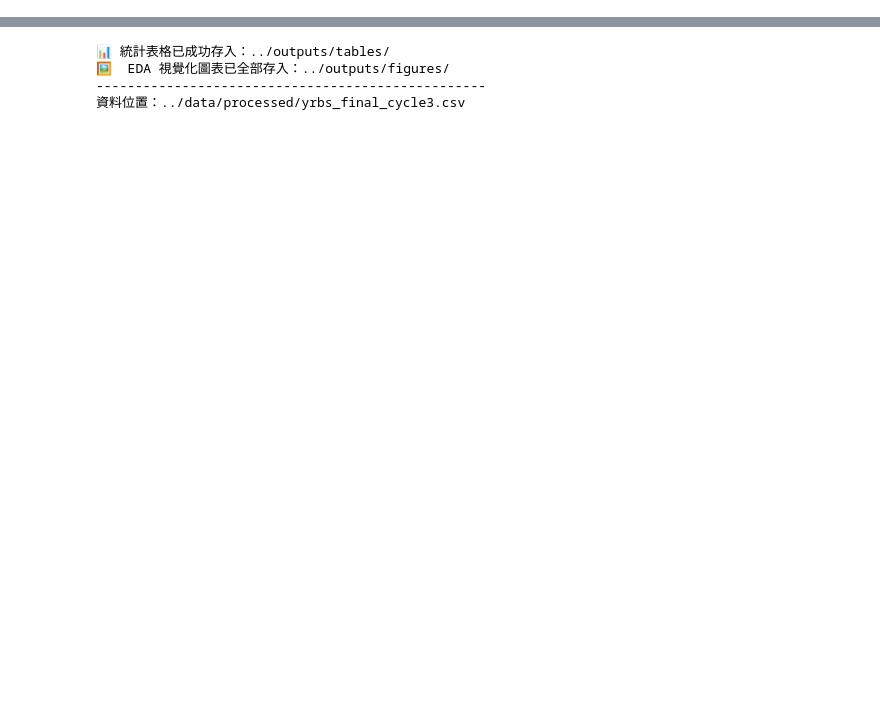
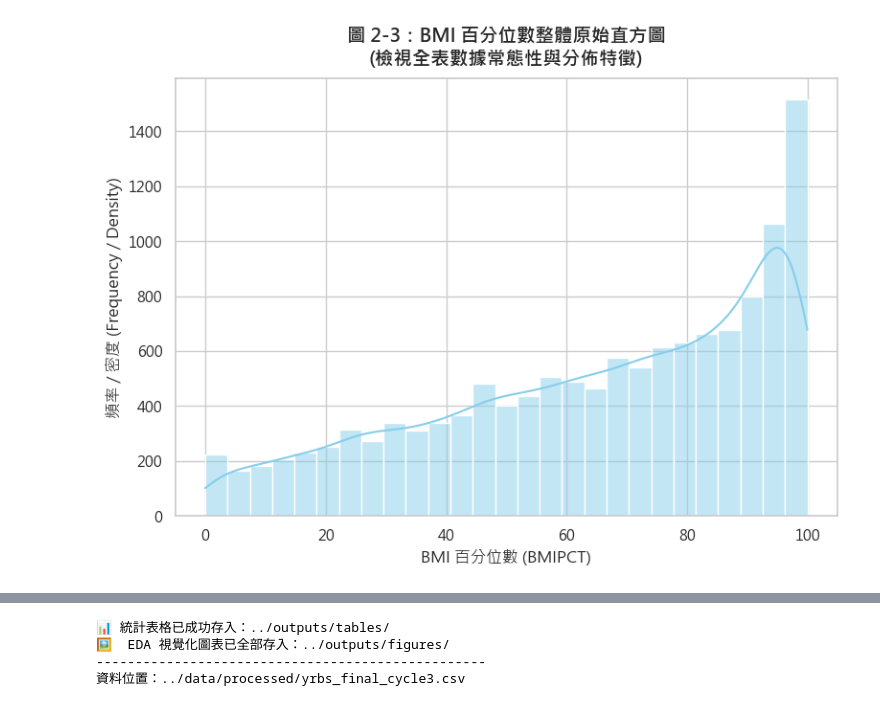
Before and after one commit to hung-cc/2026-Spring-Stat-2-Cycle-3, a Jupyter notebook: notebooks/02_eda.ipynb, the cells around one changed output, grey strips where cells are left out. Cells and saved outputs as stored; diff of their text form; code cells hidden in the pictures; blank space fills up the shorter version.

Commit message:
docs: separate concerns in 02_eda by saving pure single-variable figures and raw snapshot data

```diff
--- a/notebooks/02_eda.ipynb
+++ b/notebooks/02_eda.ipynb
@@ -203,52 +231,55 @@ print(f"💡 本組圖表完全基於最終分析樣本，總人數：{len(df_sm
 # %%
+import os
 import pandas as pd
-import numpy as np
+import matplotlib.pyplot as plt
+import seaborn as sns
 
-# 1. 🚀 關鍵修改：沿用雙變數聯合清洗後的 df_smoke
-# 拆分出全體、不吸菸組、吸菸組三個 Series
-bmi_overall = df_smoke['BMIPCT']
-bmi_nonsmoke = df_smoke[df_smoke['Smoking_Status'] == 0]['BMIPCT']
-bmi_smoke = df_smoke[df_smoke['Smoking_Status'] == 1]['BMIPCT']
+# =========================================================================
+# 1. 🚀 核心修改：明確讀取 01 階段存檔的實體子集表格 (確保 14,041 筆原始基礎)
+# =========================================================================
+raw_subset_path = '../data/processed/cleaned_cycle3.csv'
 
-# 2. 建立分組敘述統計對照表
-def get_stats_dict(series):
-    return {
-        '樣本數 (n)': len(series),
-        '平均值 (Mean)': series.mean(),
-        '中位數 (Median)': series.median(),
-        '標準差 (SD)': series.std(),
-        '最小值 (Min)': series.min(),
-        '第一四分位數 (Q1)': series.quantile(0.25),
-        '第三四分位數 (Q3)': series.quantile(0.75),
-        '最大值 (Max)': series.max()
-    }
+if os.path.exists(raw_subset_path):
+    # 確保百分之百抓到包含完整原始特徵的 14,041 筆原始子集
+    df_bmi_audit = pd.read_csv(raw_subset_path)
+    print(f"✅ 資料讀取成功！全表原始總樣本共 {len(df_bmi_audit)} 筆。")
+else:
+    raise FileNotFoundError(f"❌ 嚴重錯誤：找不到基礎子集檔案 {raw_subset_path}，請先執行先前階段的儲存格！")
 
-# 整合至 DataFrame 中方便橫向對比
-table_2_3 = pd.DataFrame({
-    '全體樣本 (Overall)': get_stats_dict(bmi_overall),
-    '不吸菸組 (Non-Smokers)': get_stats_dict(bmi_nonsmoke),
-    '吸菸組 (Smokers)': get_stats_dict(bmi_smoke)
-})
+# =========================================================================
+# 2. 🚀 核心修改：專注於 BMI 變數本身的原始特徵摘要與合理性審查 (不進行任何刪除)
+# =========================================================================
+print("\n" + "="*60)
+print("📊 【依變項 BMI 百分位數 (BMIPCT) 原始特徵審查】")
+print("="*60)
 
-print("【表 2-3：BMI 百分位數數據統計摘要 (分組對照表)】")
-# 統一四捨五入到小數點後兩位，並漂亮地印出表格
-print(table_2_3.round(2))
-print(f"註：原始全表中的 BMI 缺失值數量為: {df['BMIPCT'].isnull().sum()} 筆")
+# A. 檢查缺失值與無效值
+missing_bmi = df_bmi_audit['BMIPCT'].isnull().sum()
+valid_bmi_count = df_bmi_audit['BMIPCT'].notnull().sum()
+invalid_bmi = len(df_bmi_audit[~df_bmi_audit['BMIPCT'].between(0, 100) & df_bmi_audit['BMIPCT'].notnull()])
 
-print("\n" + "="*60)
-print("【離群值診斷 (Outlier Check by Group)】")
+print(f"【1. 數據完整性診斷 (Missing & Validation)】")
+print(f"  - 原始缺失值筆數 (NaN)       : {missing_smoke if 'missing_smoke' in locals() else missing_bmi} 筆 (缺失率: {(missing_bmi/len(df_bmi_audit))*100:.2f}%)")
+print(f"  - 現存有效可繪圖筆數         : {valid_bmi_count} 筆")
+print(f"  - 範圍外異常值筆數 (非0-100) : {invalid_bmi} 筆")
+print("-" * 50)
 
-# 3. 🚀 升級：配合前方的分組箱線圖，分別檢查兩組的離群值
-for label, series in [('不吸菸組', bmi_nonsmoke), ('吸菸組', bmi_smoke)]:
-    Q1 = series.quantile(0.25)
-    Q3 = series.quantile(0.75)
-    IQR = Q3 - Q1
-    lower_bound = Q1 - 1.5 * IQR
-    upper_bound = Q3 + 1.5 * IQR
+# B. 檢視原始描述性統計
+print(f"【2. 原始數值特徵摘要 (Descriptive Statistics)】")
+print(df_bmi_audit['BMIPCT'].describe().round(2))
+print("-" * 50)
 
-    outliers = series[(series < lower_bound) | (series > upper_bound)]
+# =========================================================================
+# 3. 🚀 核心修改：建立整體直方圖，單純檢視 BMI 的偏態與常態性
+# =========================================================================
+plt.figure(figsize=(8, 6))
 
-    print(f"\n▶️ 【{label}】(n = {len(series)})")
-    print(f"   離群值判定界線: [{lower_bound:.2f}, {upper_bound:.2f}]")
-    print(f"   偵測到離群值數量: {len(outliers)} 筆 (佔該組比例: {len(outliers)/len(series):.2%})")
+# 僅針對全表所有現存的有效 BMI 數據繪製原始直方圖與核密度估計圖 (KDE)
+sns.histplot(data=df_bmi_audit, x='BMIPCT', kde=True, color='skyblue')
+plt.title('圖 2-3：BMI 百分位數整體原始直方圖\n(檢視全表數據常態性與分佈特徵)', fontsize=14, fontweight='bold', pad=10)
+plt.xlabel('BMI 百分位數 (BMIPCT)', fontsize=12)
+plt.ylabel('頻率 / 密度 (Frequency / Density)', fontsize=12)
+
+plt.tight_layout()
+plt.show()
 # %% [output]
@@ -271,0 +303 @@ for label, series in [('不吸菸組', bmi_nonsmoke), ('吸菸組', bmi_smoke)]:
+[figure, added]
```
Also changed, not shown: parts of 5 cells of this notebook, 5 other files.
